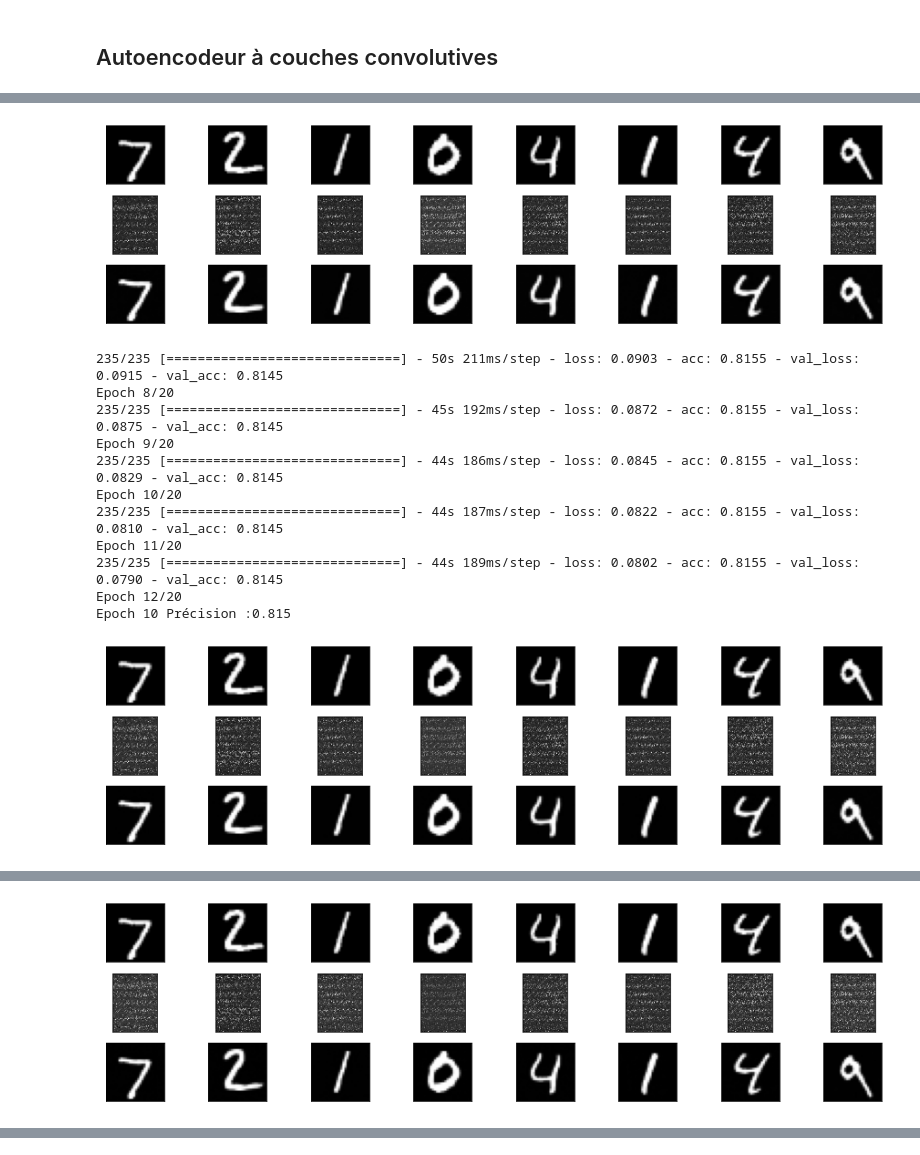
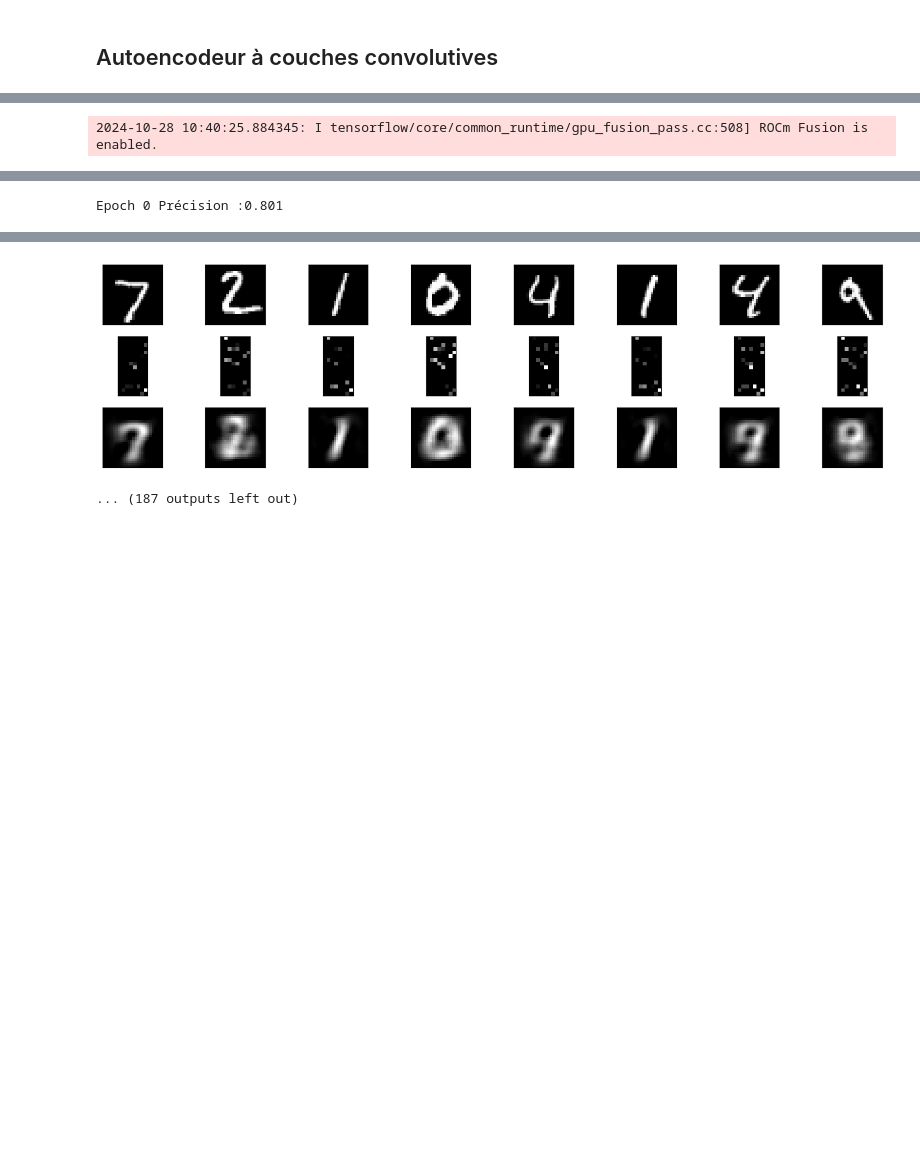
Before and after one commit to morganmomen/deep_learning_zz3, a Jupyter notebook: TP3/04-autoencoder_CNN-Keras-etud.ipynb, the cells around one changed output, grey strips where cells are left out. Saved outputs shown, nothing was run; the diff lists cells and outputs as text; code cells hidden in the pictures; blank space fills up the shorter version.

```diff
--- a/TP3/04-autoencoder_CNN-Keras-etud.ipynb
+++ b/TP3/04-autoencoder_CNN-Keras-etud.ipynb
@@ -41,21 +47,6 @@ x_train = x_train.astype('float32') / 255.
 x_test = x_test.astype('float32') / 255.
 # %% [markdown]
 ## Autoencodeur à couches convolutives
-# %%
-from tensorflow.keras import Sequential
-from tensorflow.keras.layers import  Input,Conv2D,MaxPool2D,Dense,BatchNormalization,LeakyReLU,Flatten, Reshape,Conv2DTranspose
-
-dim_latent = 128
-batch_size=256
-
-# Encodeur
-#TODO
-
-# Decodeur
-#TODO
-
-# AE
-#TODO
 # %%
 model.compile(optimizer=Adam(1e-3), loss='binary_crossentropy',metrics=['acc'])
 model.summary()
@@ -111,5 +98,5 @@ class myCallback(tk.callbacks.Callback):
 
 
 callbacks = myCallback()
-model.fit(x_train,x_train,epochs=20,batch_size=batch_size,validation_data=(x_test, x_test),callbacks=[callbacks])
+model.fit(x_train,x_train,epochs=100,batch_size=batch_size,validation_data=(x_test, x_test),callbacks=[callbacks])
 # %% [output]
@@ -132,13 +118 @@ Epoch 5 Précision :0.815
-[figure, removed]
-235/235 [==============================] - 50s 211ms/step - loss: 0.0903 - acc: 0.8155 - val_loss: 0.0915 - val_acc: 0.8145
-Epoch 8/20
-235/235 [==============================] - 45s 192ms/step - loss: 0.0872 - acc: 0.8155 - val_loss: 0.0875 - val_acc: 0.8145
-Epoch 9/20
-235/235 [==============================] - 44s 186ms/step - loss: 0.0845 - acc: 0.8155 - val_loss: 0.0829 - val_acc: 0.8145
-Epoch 10/20
-235/235 [==============================] - 44s 187ms/step - loss: 0.0822 - acc: 0.8155 - val_loss: 0.0810 - val_acc: 0.8145
-Epoch 11/20
-235/235 [==============================] - 44s 189ms/step - loss: 0.0802 - acc: 0.8155 - val_loss: 0.0790 - val_acc: 0.8145
-Epoch 12/20
-Epoch 10 Précision :0.815
+2024-10-28 10:40:25.884345: I tensorflow/core/common_runtime/gpu_fusion_pass.cc:508] ROCm Fusion is enabled.
-[figure, removed]
@@ -156 +133,0 @@ Epoch 15 Précision :0.815
-[figure, removed]
@@ -164,0 +139 @@ Epoch 20/20
+Epoch 0 Précision :0.801
@@ -164,0 +172,2 @@ Epoch 20/20
+[figure, new version]
+... (187 outputs left out)
```
Also changed, not shown: parts of 4 cells of this notebook, 3 other files.
